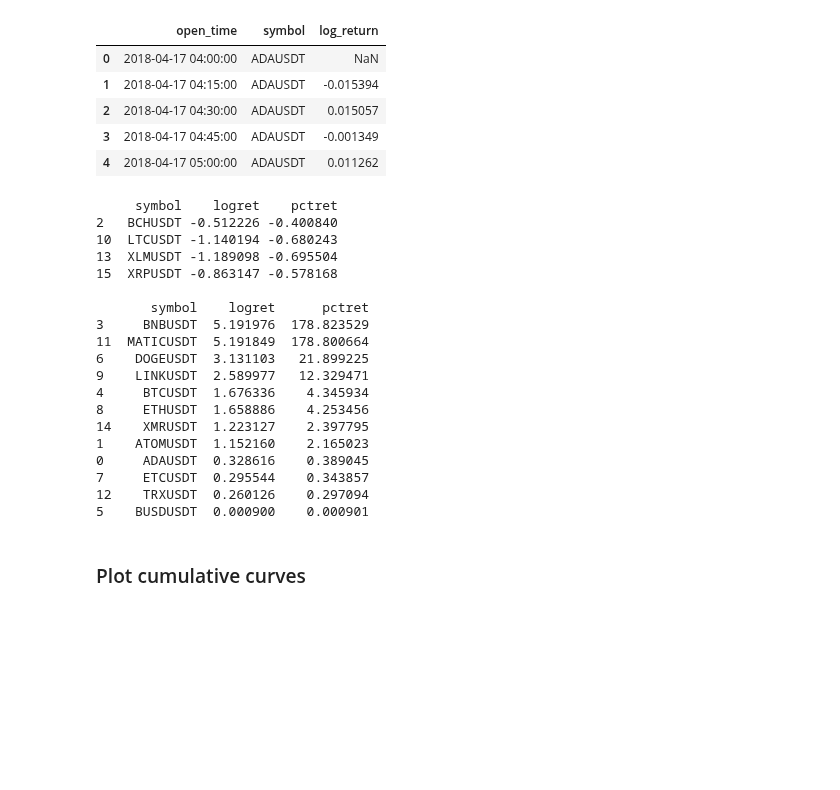
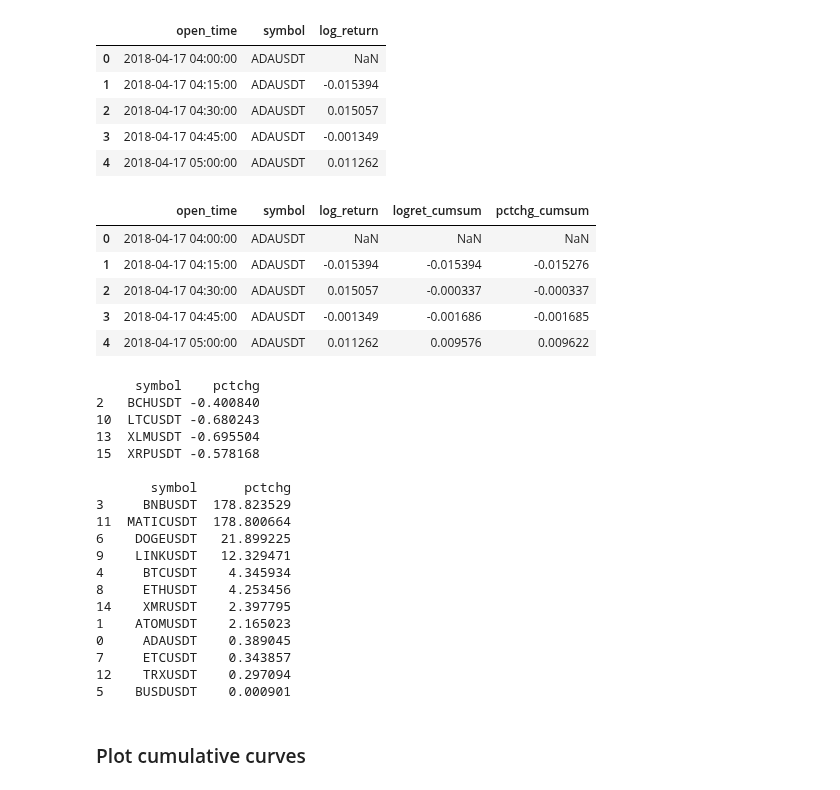
Before and after one commit to gpalazzo/crypto_msc_thesis, a Jupyter notebook: notebooks/results/EDA.ipynb, the cells around one changed output. Cells and saved outputs as stored; diff of their text form; code cells hidden in the pictures; blank space fills up the shorter version.

```diff
--- a/notebooks/results/EDA.ipynb
+++ b/notebooks/results/EDA.ipynb
@@ -108,3 +110,12 @@ df_prm_dropped.loc[:, "logret_cumsum"] = df_prm_dropped.groupby("symbol")["log_r
 assert df_prm_dropped["symbol"].nunique() \
         == df_prm_dropped["log_return"].isna().sum() \
         == df_prm_dropped["logret_cumsum"].isna().sum()
+# %%
+df_prm_dropped.head()
+# %% [output]
+|  | open_time | symbol | log_return | logret_cumsum | pctchg_cumsum |
+| 0 | 2018-04-17 04:00:00 | ADAUSDT | NaN | NaN | NaN |
+| 1 | 2018-04-17 04:15:00 | ADAUSDT | -0.015394 | -0.015394 | -0.015276 |
+| 2 | 2018-04-17 04:30:00 | ADAUSDT | 0.015057 | -0.000337 | -0.000337 |
+| 3 | 2018-04-17 04:45:00 | ADAUSDT | -0.001349 | -0.001686 | -0.001685 |
+| 4 | 2018-04-17 05:00:00 | ADAUSDT | 0.011262 | 0.009576 | 0.009622 |
@@ -116,40 +131,39 @@ symbols = df_pivot.columns.tolist()
 df_pivot.columns = symbols
 # %%
 # find negative and positive cumulative returns
-df_tail = df_pivot.tail(1)
+df_aux = df_pivot["pctchg_cumsum"].copy()
+df_tail = df_aux.tail(1)
 
 df_tail_negative = df_tail[df_tail < 0]
-df_logret_negative = pd.melt(df_tail_negative).dropna().rename(columns={"variable": "symbol", "value": "logret"})
-df_logret_negative.loc[:, "pctret"] = np.exp(df_logret_negative["logret"]) - 1
+df_logret_negative = pd.melt(df_tail_negative).dropna().rename(columns={"variable": "symbol", "value": "pctchg"})
 
 print(df_logret_negative)
 print()
 
 df_tail_positive = df_tail[df_tail > 0]
-df_logret_positive = pd.melt(df_tail_positive).dropna().rename(columns={"variable": "symbol", "value": "logret"})
-df_logret_positive.loc[:, "pctret"] = np.exp(df_logret_positive["logret"]) - 1
+df_logret_positive = pd.melt(df_tail_positive).dropna().rename(columns={"variable": "symbol", "value": "pctchg"})
 
-print(df_logret_positive.sort_values(by="pctret", ascending=False))
+print(df_logret_positive.sort_values(by="pctchg", ascending=False))
 # %% [output]
-     symbol    logret    pctret
-2   BCHUSDT -0.512226 -0.400840
-10  LTCUSDT -1.140194 -0.680243
-13  XLMUSDT -1.189098 -0.695504
-15  XRPUSDT -0.863147 -0.578168
+     symbol    pctchg
+2   BCHUSDT -0.400840
+10  LTCUSDT -0.680243
+13  XLMUSDT -0.695504
+15  XRPUSDT -0.578168
 
-       symbol    logret      pctret
-3     BNBUSDT  5.191976  178.823529
-11  MATICUSDT  5.191849  178.800664
-6    DOGEUSDT  3.131103   21.899225
-9    LINKUSDT  2.589977   12.329471
-4     BTCUSDT  1.676336    4.345934
-8     ETHUSDT  1.658886    4.253456
-14    XMRUSDT  1.223127    2.397795
-1    ATOMUSDT  1.152160    2.165023
-0     ADAUSDT  0.328616    0.389045
-7     ETCUSDT  0.295544    0.343857
-12    TRXUSDT  0.260126    0.297094
-5    BUSDUSDT  0.000900    0.000901
+       symbol      pctchg
+3     BNBUSDT  178.823529
+11  MATICUSDT  178.800664
+6    DOGEUSDT   21.899225
+9    LINKUSDT   12.329471
+4     BTCUSDT    4.345934
+8     ETHUSDT    4.253456
+14    XMRUSDT    2.397795
+1    ATOMUSDT    2.165023
+0     ADAUSDT    0.389045
+7     ETCUSDT    0.343857
+12    TRXUSDT    0.297094
+5    BUSDUSDT    0.000901
 # %% [markdown]
 ### Plot cumulative curves
 # %%
```
Also changed, not shown: parts of 20 cells of this notebook, 3 other files.
